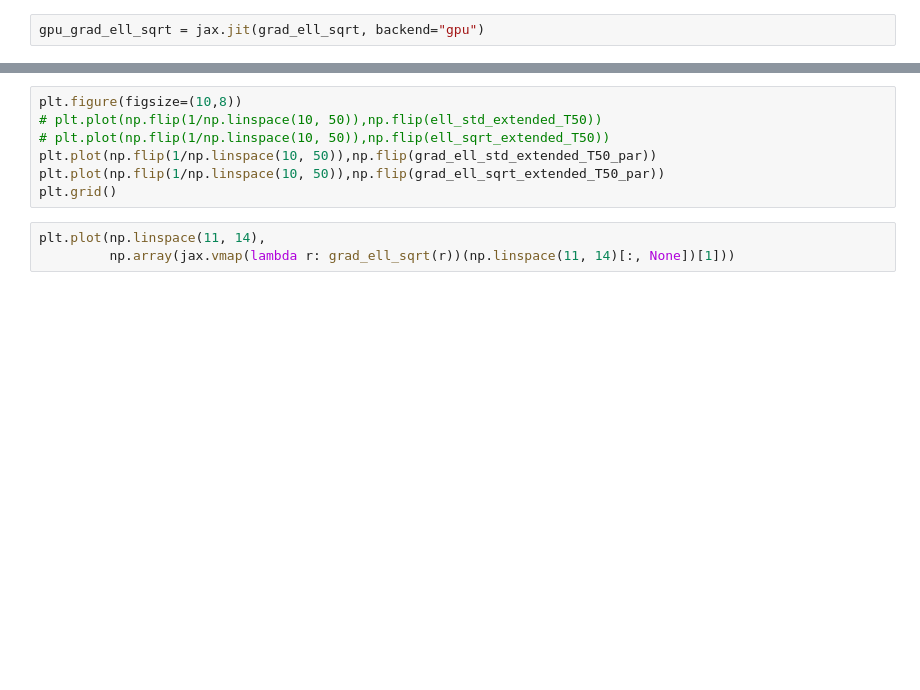
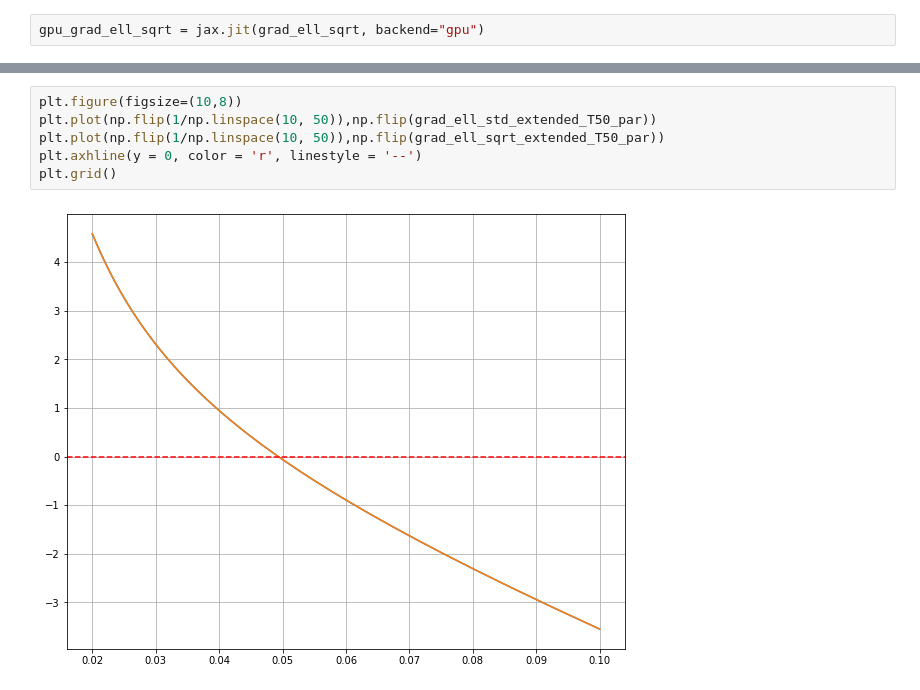
Before and after one commit to EEA-sensors/sqrt-parallel-smoothers, a Jupyter notebook: notebooks/experiment_bearing_only_parameter_estimation.ipynb, the cells around one changed output, grey strips where cells are left out. Drawn from its saved outputs; the diff is of its cells as text; blank space fills up the shorter version.

```diff
--- a/notebooks/experiment_bearing_only_parameter_estimation.ipynb
+++ b/notebooks/experiment_bearing_only_parameter_estimation.ipynb
@@ -264,11 +150,9 @@ print(theta_par_sqrt)
 [figure]
 # %%
 plt.figure(figsize=(10,8))
-# plt.plot(np.flip(1/np.linspace(10, 50)),np.flip(ell_std_extended_T50))
-# plt.plot(np.flip(1/np.linspace(10, 50)),np.flip(ell_sqrt_extended_T50))
 plt.plot(np.flip(1/np.linspace(10, 50)),np.flip(grad_ell_std_extended_T50_par))
 plt.plot(np.flip(1/np.linspace(10, 50)),np.flip(grad_ell_sqrt_extended_T50_par))
+plt.axhline(y = 0, color = 'r', linestyle = '--')
 plt.grid()
+# %% [output]
+[figure, added]
-# %%
-plt.plot(np.linspace(11, 14),
-         np.array(jax.vmap(lambda r: grad_ell_sqrt(r))(np.linspace(11, 14)[:, None])[1]))
```
Also changed, not shown: parts of 12 cells of this notebook, 1 other file.
